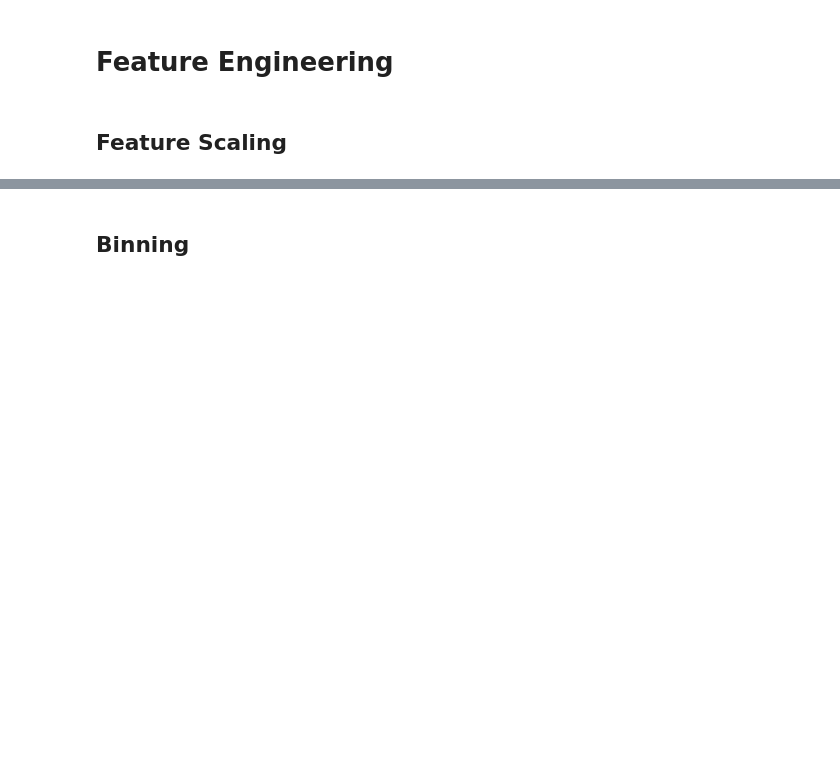
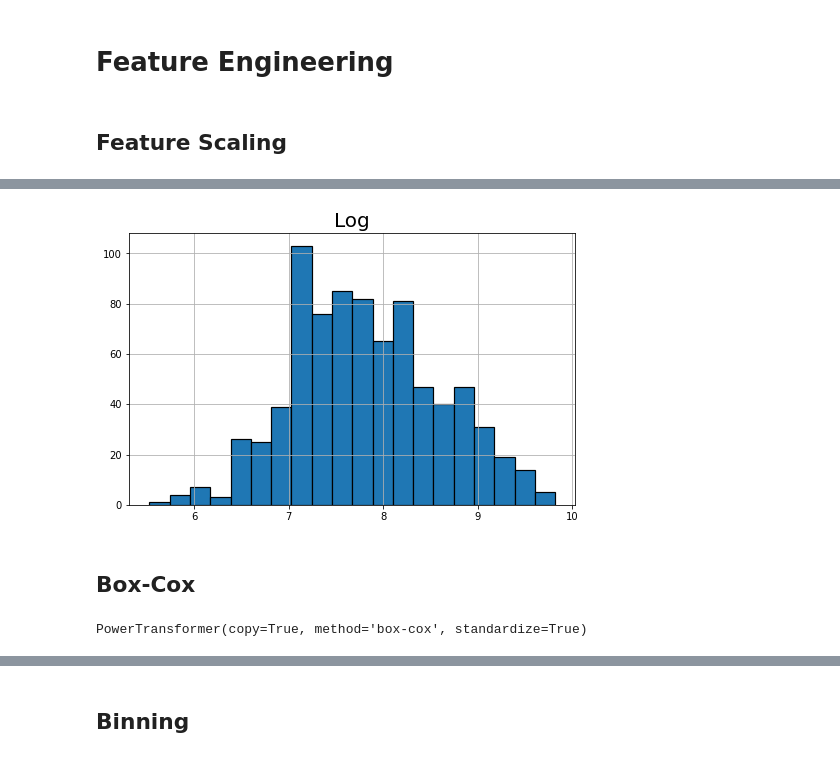
Before and after one commit to stepthom/869_course, a Jupyter notebook: classification/slides_classification_feature_engineering.ipynb, the cells around one changed output, grey strips where cells are left out. Saved outputs shown, nothing was run; the diff lists cells and outputs as text; code cells hidden in the pictures; blank space fills up the shorter version.

```diff
--- a/classification/slides_classification_feature_engineering.ipynb
+++ b/classification/slides_classification_feature_engineering.ipynb
@@ -122,0 +184,15 @@ plt.tight_layout();
+# %%
+plot_hist(X_train['Salary_Log'], "Log");
+# %% [output]
+[figure, added]
+# %% [markdown]
+## Box-Cox
+# %%
+from sklearn.preprocessing import PowerTransformer
+
+scaler = PowerTransformer(method='box-cox')
+scaler.fit(X_train[['Salary']])
+X_train['Salary_BoxCox'] = scaler.transform(X_train[['Salary']])
+X_test['Salary_BoxCox'] = scaler.transform(X_test[['Salary']])
+# %% [output]
+PowerTransformer(copy=True, method='box-cox', standardize=True)
```
Also changed, not shown: parts of 41 cells of this notebook.
